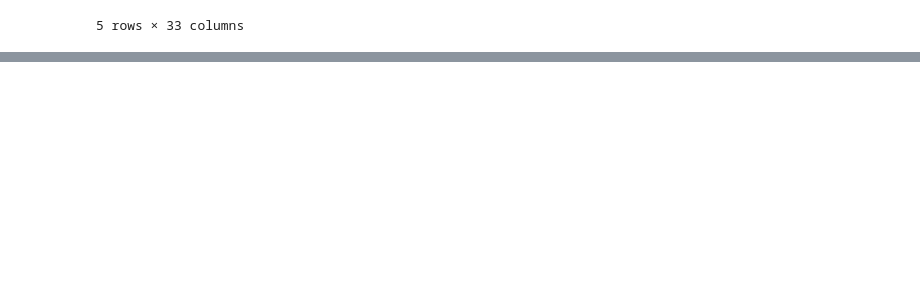
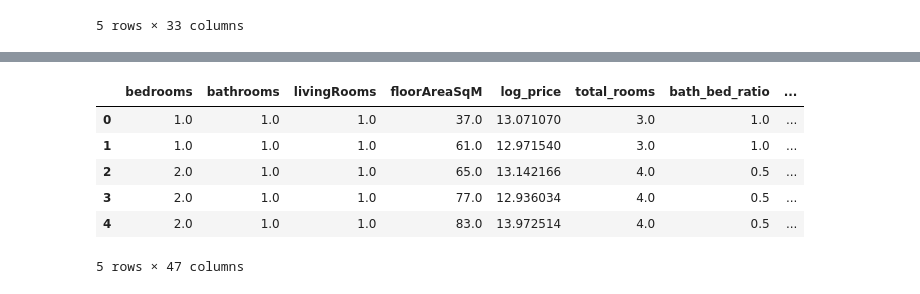
Before and after one commit to jonathanskuy/london-property-price-prediction, a Jupyter notebook: notebooks/feature_engineering.ipynb, the cells around one changed output, grey strips where cells are left out. Drawn from its saved outputs; the diff is of its cells as text; code cells hidden in the pictures; blank space fills up the shorter version.

```diff
--- a/notebooks/feature_engineering.ipynb
+++ b/notebooks/feature_engineering.ipynb
@@ -415,0 +449,12 @@ df_property.head()
+# %%
+df_model = pd.get_dummies(df_model, columns=['tenure', 'propertyType', 'currentEnergyRating'], drop_first=True)
+
+df_model.head()
+# %% [output]
+|  | bedrooms | bathrooms | livingRooms | floorAreaSqM | log_price | total_rooms | bath_bed_ratio | ... |
+| 0 | 1.0 | 1.0 | 1.0 | 37.0 | 13.071070 | 3.0 | 1.0 | ... |
+| 1 | 1.0 | 1.0 | 1.0 | 61.0 | 12.971540 | 3.0 | 1.0 | ... |
+| 2 | 2.0 | 1.0 | 1.0 | 65.0 | 13.142166 | 4.0 | 0.5 | ... |
+| 3 | 2.0 | 1.0 | 1.0 | 77.0 | 12.936034 | 4.0 | 0.5 | ... |
+| 4 | 2.0 | 1.0 | 1.0 | 83.0 | 13.972514 | 4.0 | 0.5 | ... |
+5 rows × 47 columns
```
Also changed, not shown: parts of 6 cells of this notebook, 1 other file.
